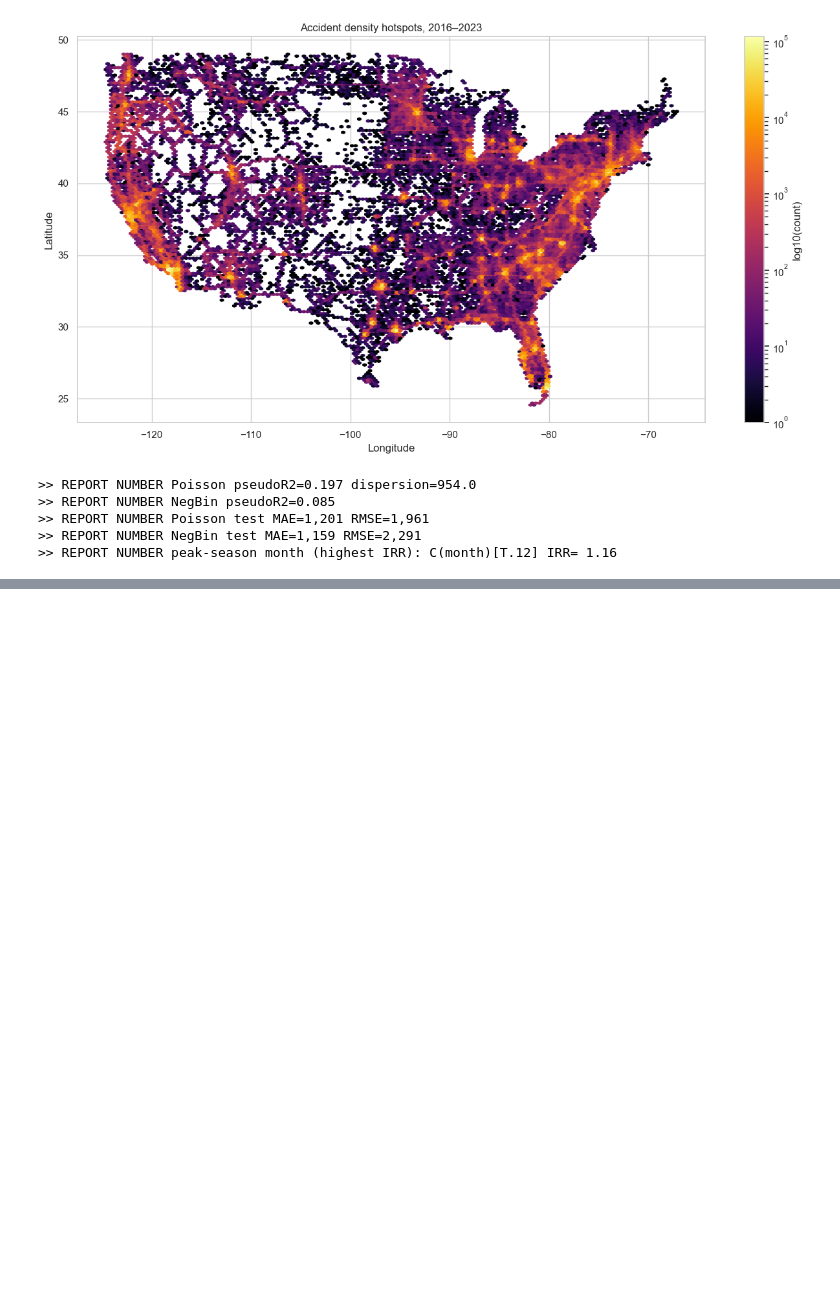
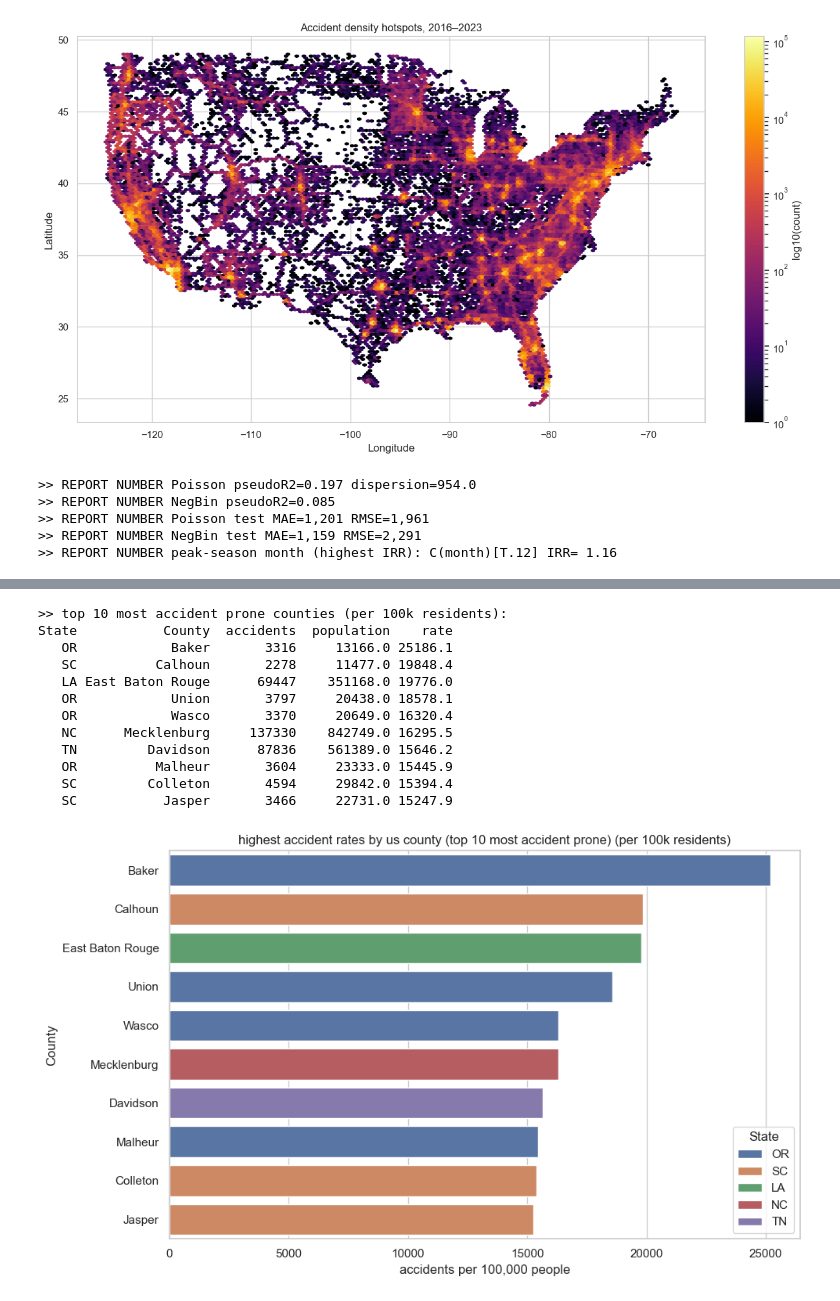
Before and after one commit to TrashCam04/Math189-FinalProject, a Jupyter notebook: code/car_accident_analysis.ipynb, the cells around one changed output, grey strips where cells are left out. Drawn from its saved outputs; the diff is of its cells as text; code cells hidden in the pictures; blank space fills up the shorter version.

Commit message:
added a barchart to show highest accident prone counties

```diff
--- a/code/car_accident_analysis.ipynb
+++ b/code/car_accident_analysis.ipynb
@@ -234,3 +255,64 @@ print(">> REPORT NUMBER peak-season month (highest IRR):", irr.idxmax(), "IRR=",
+# %%
+#10. analysis for accident rates by county level, for the 10 counties with most accidents
+countypop = pd.read_csv('./data/Data.csv')
+
+countypop[['County', 'State']] = countypop['county'].str.split(', ', expand=True)
+
+countypop = countypop.rename(columns={'2021': 'population'})
+
+statemap = {
+    'Alabama': 'AL', 'Alaska': 'AK', 'Arizona': 'AZ', 'Arkansas': 'AR', 'California': 'CA',
+    'Colorado': 'CO', 'Connecticut': 'CT', 'Delaware': 'DE', 'Florida': 'FL', 'Georgia': 'GA',
+    'Hawaii': 'HI', 'Idaho': 'ID', 'Illinois': 'IL', 'Indiana': 'IN', 'Iowa': 'IA',
+    'Kansas': 'KS', 'Kentucky': 'KY', 'Louisiana': 'LA', 'Maine': 'ME', 'Maryland': 'MD',
+    'Massachusetts': 'MA', 'Michigan': 'MI', 'Minnesota': 'MN', 'Mississippi': 'MS', 'Missouri': 'MO',
+    'Montana': 'MT', 'Nebraska': 'NE', 'Nevada': 'NV', 'New Hampshire': 'NH', 'New Jersey': 'NJ',
+    'New Mexico': 'NM', 'New York': 'NY', 'North Carolina': 'NC', 'North Dakota': 'ND', 'Ohio': 'OH',
+    'Oklahoma': 'OK', 'Oregon': 'OR', 'Pennsylvania': 'PA', 'Rhode Island': 'RI', 'South Carolina': 'SC',
+    'South Dakota': 'SD', 'Tennessee': 'TN', 'Texas': 'TX', 'Utah': 'UT', 'Vermont': 'VT',
+    'Virginia': 'VA', 'Washington': 'WA', 'West Virginia': 'WV', 'Wisconsin': 'WI', 'Wyoming': 'WY',
+    'District of Columbia': 'DC'
+}
+countypop['State'] = countypop['State'].map(statemap)
+
+countypop['County'] = countypop['County'].str.replace(' County', '', regex=False)
+countypop['County'] = countypop['County'].str.replace(' Parish', '', regex=False)
+
+countypop = countypop[['State', 'County', 'population']]
+
+countycrashes = df.groupby(['State', 'County']).size().rename('accidents').reset_index()
+
+mergedata = pd.merge(countycrashes, countypop, on=['State', 'County'], how='inner')
+
+mergedata['rate'] = (mergedata['accidents'] / mergedata['population']) * 1e5
+
+mergedata = mergedata[mergedata['population'] > 10000]
+
+print(">> top 10 most accident prone counties (per 100k residents):")
+topcounties = mergedata.sort_values('rate', ascending=False).head(10)
+print(topcounties[['State', 'County', 'accidents', 'population', 'rate']].round(1).to_string(index=False))
+
+plt.figure(figsize=(10, 6))
+sns.barplot(data=topcounties, x='rate', y='County', hue='State', dodge=False)
+plt.title('highest accident rates by us county (top 10 most accident prone) (per 100k residents)')
+plt.xlabel('accidents per 100,000 people')
+plt.tight_layout()
+plt.savefig('figs/county_rates.png', dpi=120)
+plt.show()
+# %% [output]
+>> top 10 most accident prone counties (per 100k residents):
+State           County  accidents  population    rate
+   OR            Baker       3316     13166.0 25186.1
+   SC          Calhoun       2278     11477.0 19848.4
+   LA East Baton Rouge      69447    351168.0 19776.0
+   OR            Union       3797     20438.0 18578.1
+   OR            Wasco       3370     20649.0 16320.4
+   NC      Mecklenburg     137330    842749.0 16295.5
+   TN         Davidson      87836    561389.0 15646.2
+   OR          Malheur       3604     23333.0 15445.9
+   SC         Colleton       4594     29842.0 15394.4
+   SC           Jasper       3466     22731.0 15247.9
+[figure, added]
 # %%
 # 11. Figures saved (download figs/ for the report)
 # import os
```
Also changed, not shown: parts of 4 cells of this notebook, 8 other files.
